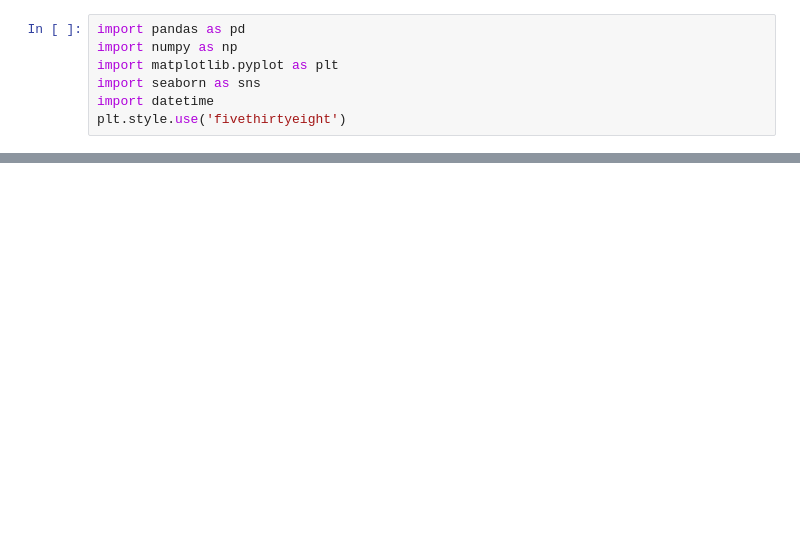
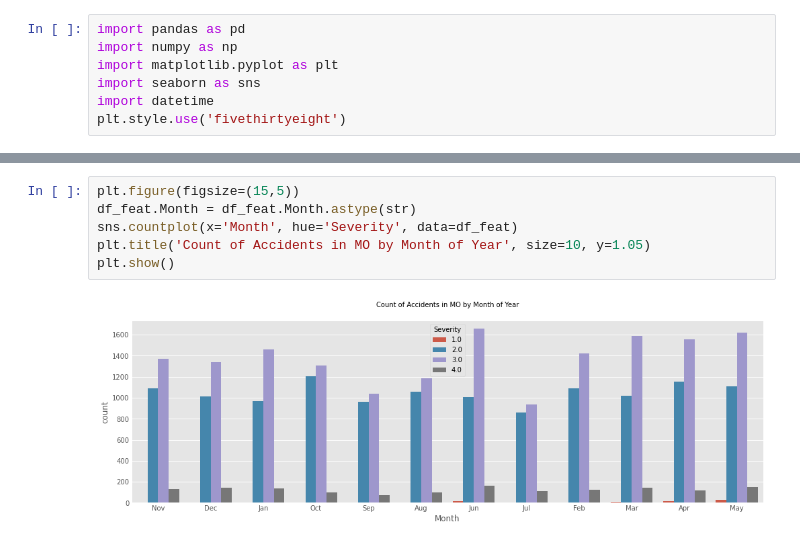
Before and after one commit to SirArtisanAzalea/Coursera_Capstone, a Jupyter notebook: Capstone Project Notebook.ipynb, the cells around one changed output, grey strips where cells are left out. Drawn from its saved outputs; the diff is of its cells as text; blank space fills up the shorter version.

```diff
--- a/Capstone Project Notebook.ipynb
+++ b/Capstone Project Notebook.ipynb
@@ -76,0 +340,8 @@ memory usage: 1008.6+ MB
+# %%
+plt.figure(figsize=(15,5))
+df_feat.Month = df_feat.Month.astype(str)
+sns.countplot(x='Month', hue='Severity', data=df_feat)
+plt.title('Count of Accidents in MO by Month of Year', size=10, y=1.05)
+plt.show()
+# %% [output]
+[figure, added]
```
Also changed, not shown: parts of 73 cells of this notebook.
